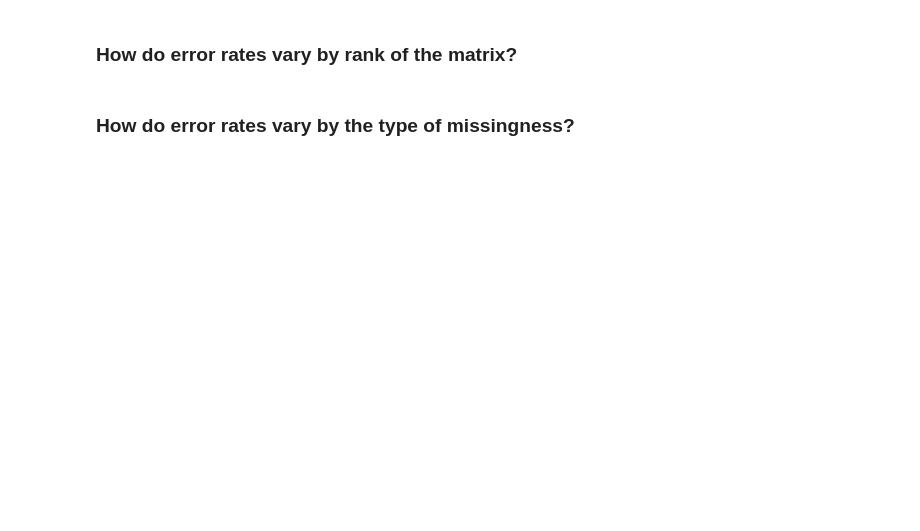
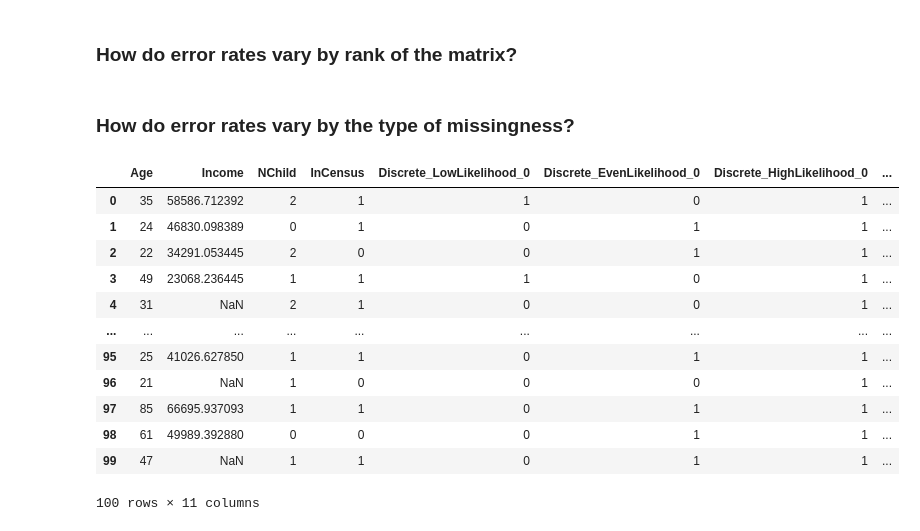
Before and after one commit to Beau-Smit/missing-data, a Jupyter notebook: Takeaways.ipynb, the cells around one changed output. Cells and saved outputs as stored; diff of their text form; code cells hidden in the pictures; blank space fills up the shorter version.

```diff
--- a/Takeaways.ipynb
+++ b/Takeaways.ipynb
@@ -66,3 +86,24 @@ results
 
 # or make dataframe with columns: random, slightly conditional, very conditional
 # then the rows would be percent missingness
+# %%
+# create conditionally missing data
+sim_conditional_missing = remove_data.missing_conditional_continuous(sim_df, "Income", "Age", 60)
+# sim_conditional_missing = remove_data.missing_conditional_continuous(sim_df, "Continuous_HighLikelihood_0", "Income", 50000)
+# sim_conditional_missing = remove_data.missing_conditional_continuous(sim_df, "Continuous_LowLikelihood_0", "Discrete_EvenLikelihood_0", 100)
+# %%
+sim_conditional_missing
+# %% [output]
+|  | Age | Income | NChild | InCensus | Discrete_LowLikelihood_0 | Discrete_EvenLikelihood_0 | Discrete_HighLikelihood_0 | ... |
+| 0 | 35 | 58586.712392 | 2 | 1 | 1 | 0 | 1 | ... |
+| 1 | 24 | 46830.098389 | 0 | 1 | 0 | 1 | 1 | ... |
+| 2 | 22 | 34291.053445 | 2 | 0 | 0 | 1 | 1 | ... |
+| 3 | 49 | 23068.236445 | 1 | 1 | 1 | 0 | 1 | ... |
+| 4 | 31 | NaN | 2 | 1 | 0 | 0 | 1 | ... |
+| ... | ... | ... | ... | ... | ... | ... | ... | ... |
+| 95 | 25 | 41026.627850 | 1 | 1 | 0 | 1 | 1 | ... |
+| 96 | 21 | NaN | 1 | 0 | 0 | 0 | 1 | ... |
+| 97 | 85 | 66695.937093 | 1 | 1 | 0 | 1 | 1 | ... |
+| 98 | 61 | 49989.392880 | 0 | 0 | 0 | 1 | 1 | ... |
+| 99 | 47 | NaN | 1 | 1 | 0 | 1 | 1 | ... |
+100 rows × 11 columns
```
Also changed, not shown: parts of 12 cells of this notebook.
